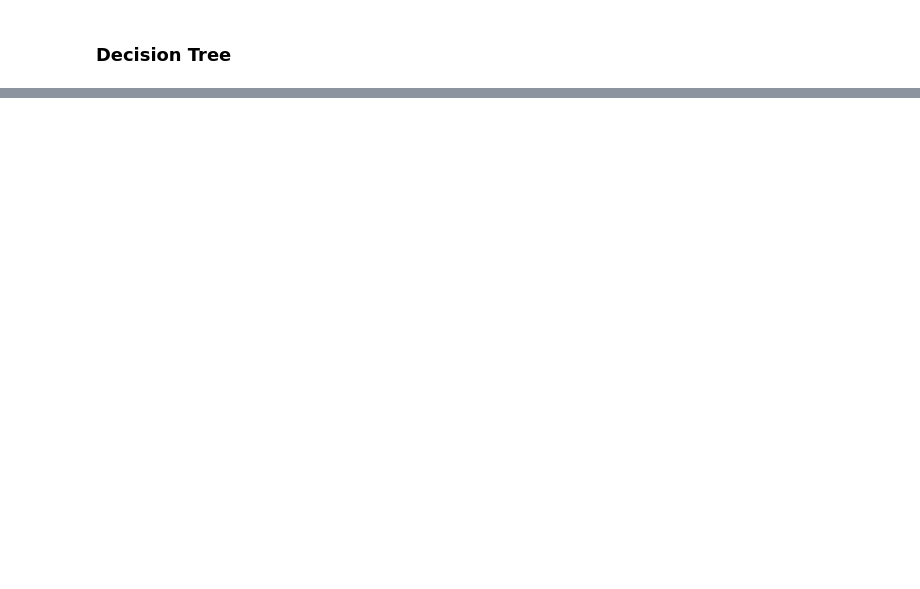
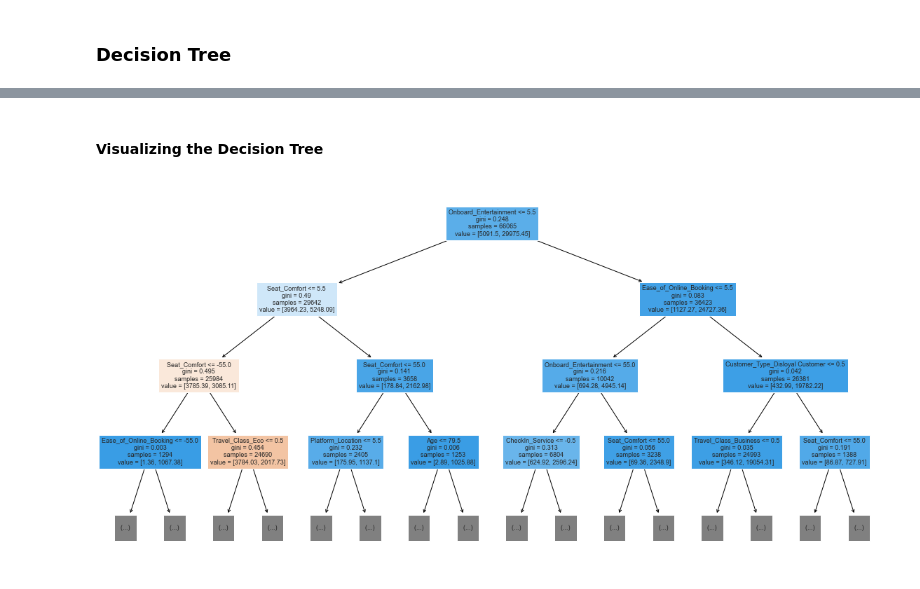
Before and after one commit to lpm0073/idss-hackathon, a Jupyter notebook: models.ipynb, the cells around one changed output, grey strips where cells are left out. Cells and saved outputs as stored; diff of their text form; code cells hidden in the pictures; blank space fills up the shorter version.

```diff
--- a/models.ipynb
+++ b/models.ipynb
@@ -384,0 +490,22 @@ metrics_score(y_test, y_pred_test[:,1]>optimal_threshold_svm)
+# %% [markdown]
+#### **Visualizing the Decision Tree**
+# %%
+feature_names = list(X_train.columns)
+plt.figure(figsize=(20, 10))
+out = tree.plot_tree(
+    estimator,max_depth=3,
+    feature_names=feature_names,
+    filled=True,
+    fontsize=9,
+    node_ids=False,
+    class_names=None,
+)
+# below code will add arrows to the decision tree split if they are missing
+for o in out:
+    arrow = o.arrow_patch
+    if arrow is not None:
+        arrow.set_edgecolor("black")
+        arrow.set_linewidth(1)
+plt.show()
+# %% [output]
+[figure, added]
```
Also changed, not shown: parts of 15 cells of this notebook.
